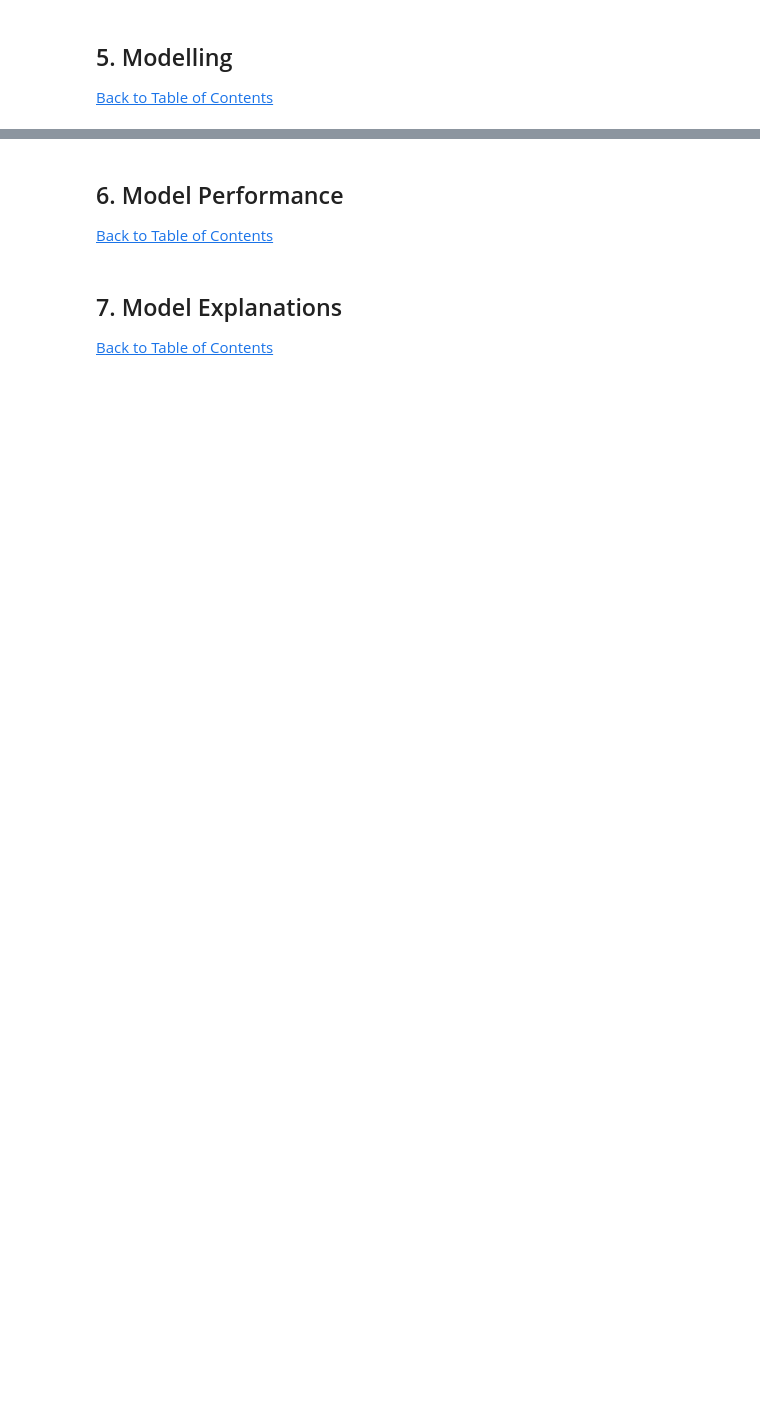
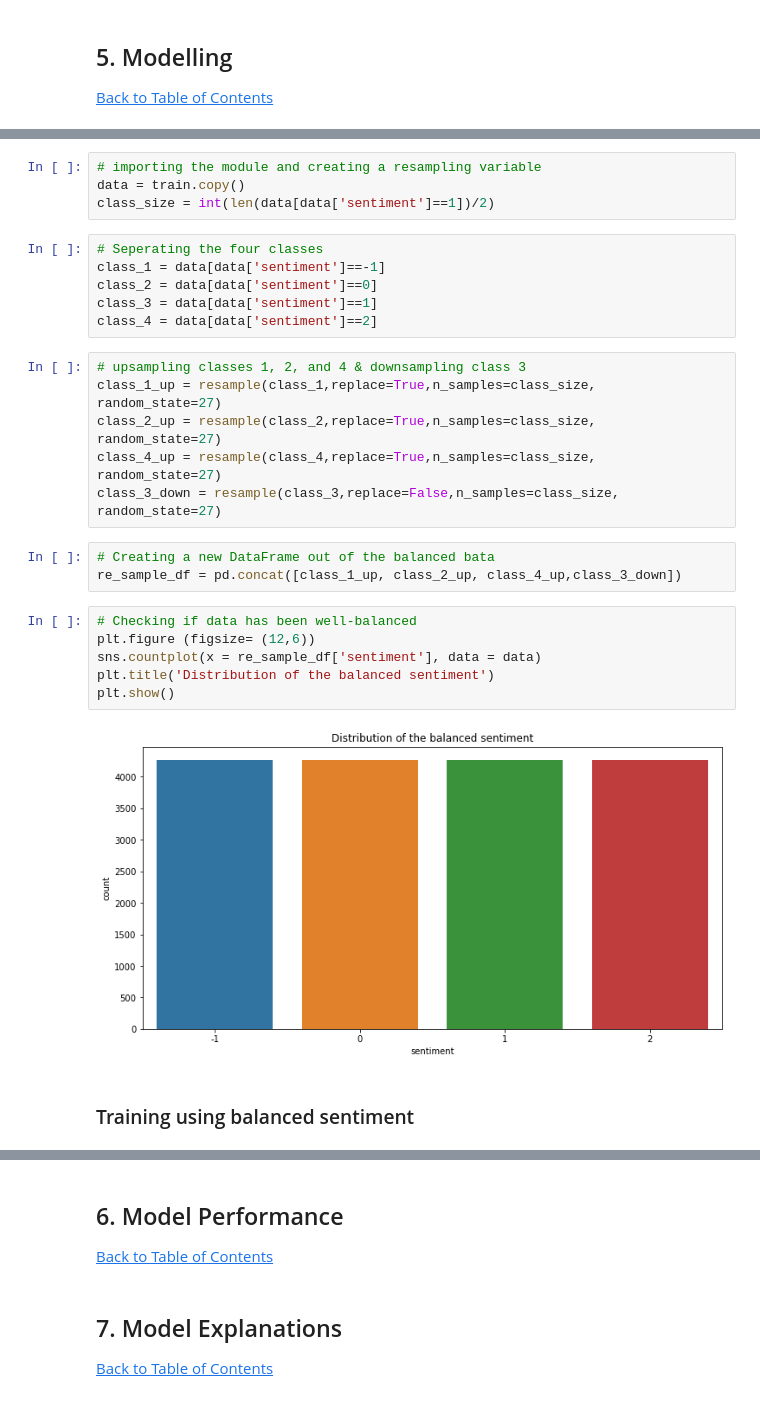
Before and after one commit to Classification-Team-CW5/Team-CW5-Notebook, a Jupyter notebook: Climate Change Beliefs Analysis.ipynb, the cells around one changed output, grey strips where cells are left out. Drawn from its saved outputs; the diff is of its cells as text; blank space fills up the shorter version.

```diff
--- a/Climate Change Beliefs Analysis.ipynb
+++ b/Climate Change Beliefs Analysis.ipynb
@@ -405,0 +374,29 @@ F1_score:  0.68
+# %%
+# importing the module and creating a resampling variable
+data = train.copy()
+class_size = int(len(data[data['sentiment']==1])/2)
+# %%
+# Seperating the four classes
+class_1 = data[data['sentiment']==-1]
+class_2 = data[data['sentiment']==0]
+class_3 = data[data['sentiment']==1]
+class_4 = data[data['sentiment']==2]
+# %%
+# upsampling classes 1, 2, and 4 & downsampling class 3
+class_1_up = resample(class_1,replace=True,n_samples=class_size, random_state=27)
+class_2_up = resample(class_2,replace=True,n_samples=class_size, random_state=27)
+class_4_up = resample(class_4,replace=True,n_samples=class_size, random_state=27)
+class_3_down = resample(class_3,replace=False,n_samples=class_size, random_state=27)
+# %%
+# Creating a new DataFrame out of the balanced bata
+re_sample_df = pd.concat([class_1_up, class_2_up, class_4_up,class_3_down])
+# %%
+# Checking if data has been well-balanced
+plt.figure (figsize= (12,6))
+sns.countplot(x = re_sample_df['sentiment'], data = data)
+plt.title('Distribution of the balanced sentiment')
+plt.show()
+# %% [output]
+[figure, added]
+# %% [markdown]
+### Training using balanced sentiment
```
Also changed, not shown: parts of 40 cells of this notebook.
